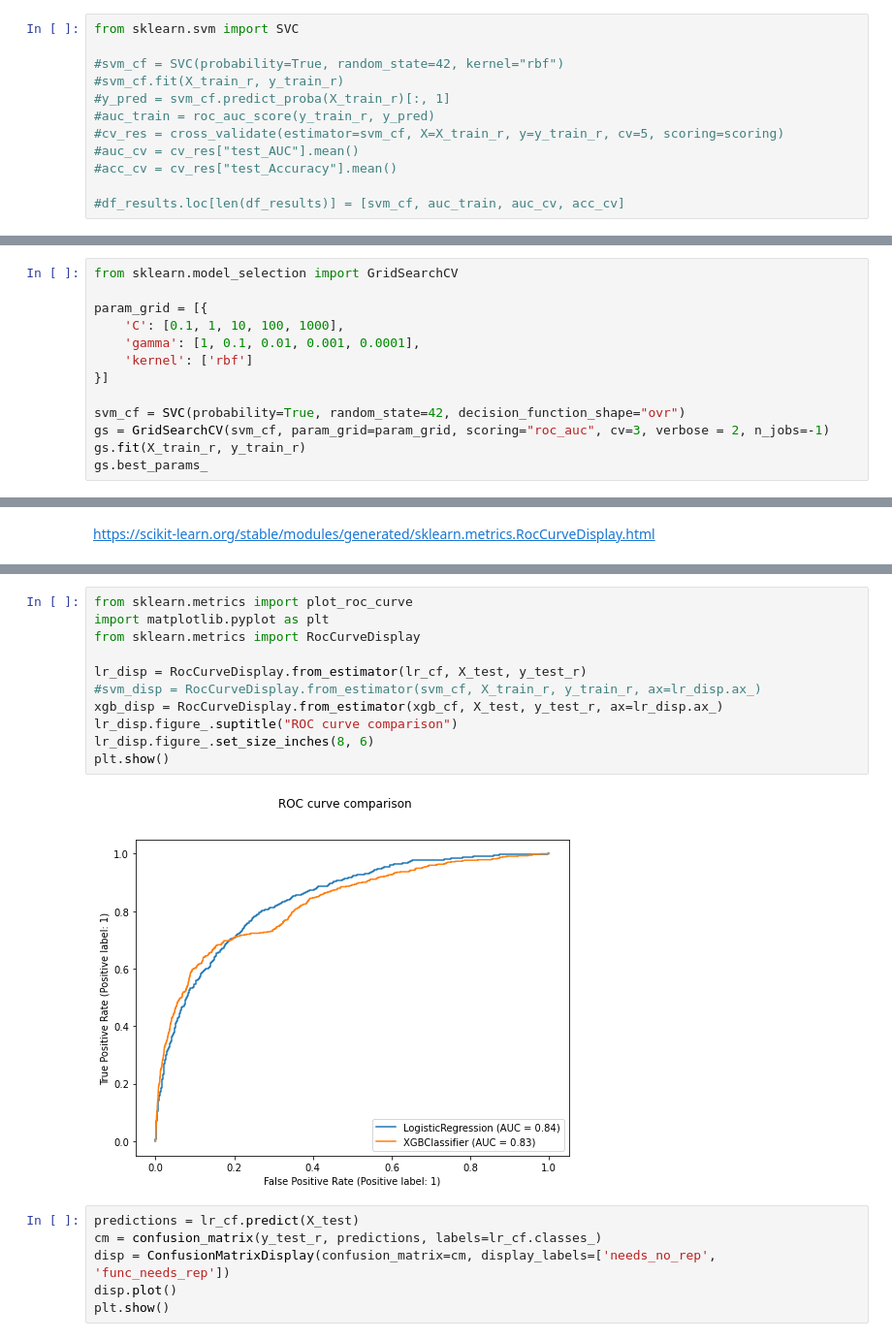
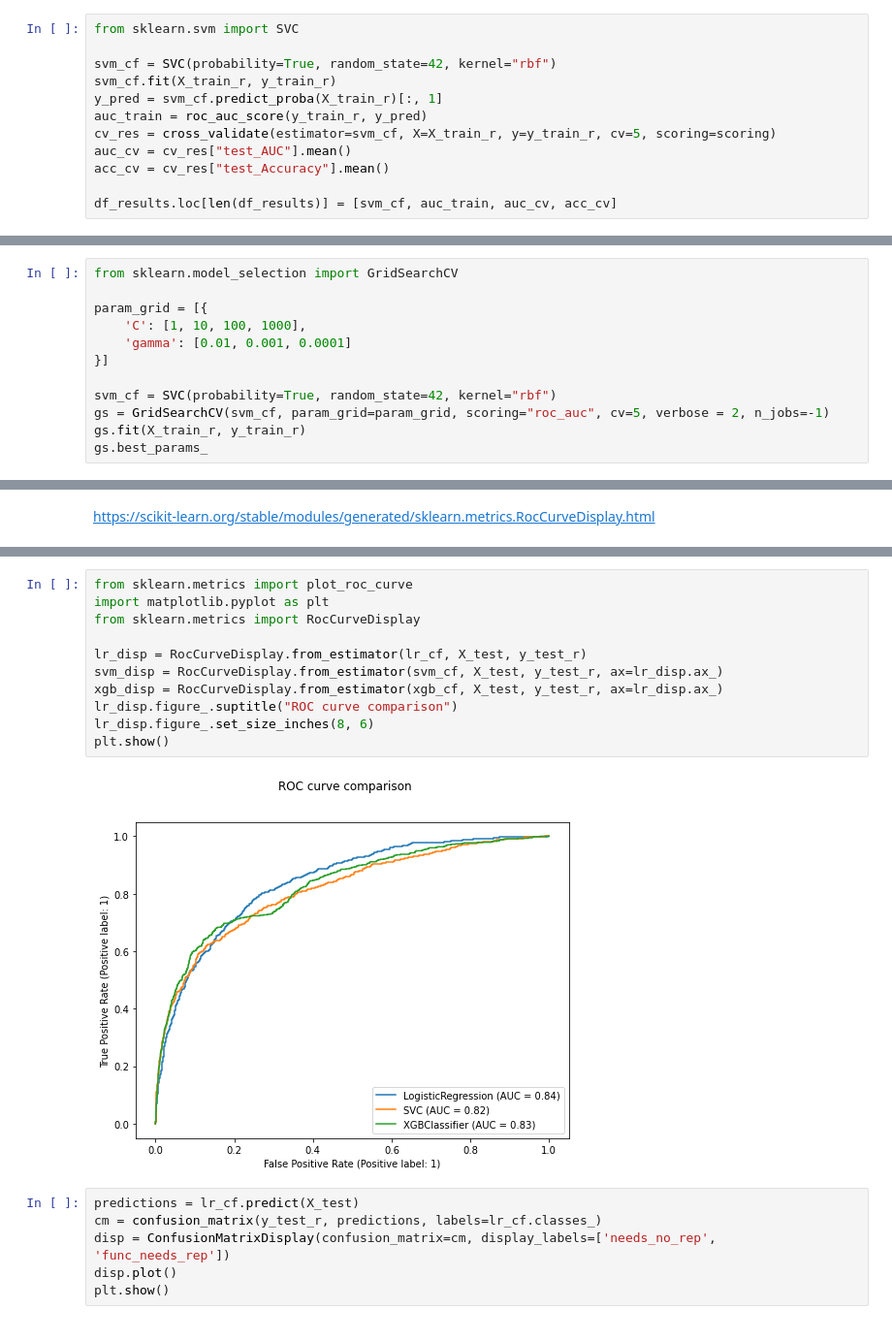
Before and after one commit to timo282/Tanzania_Pumps_Prediction, a Jupyter notebook: project_modeling_2.ipynb, the cells around one changed output, grey strips where cells are left out. Shown: that part at 97% size. Saved outputs shown, nothing was run; the diff lists cells and outputs as text.

```diff
--- a/project_modeling_2.ipynb
+++ b/project_modeling_2.ipynb
@@ -262,15 +260,15 @@ https://www.geeksforgeeks.org/svm-hyperparameter-tuning-using-gridsearchcv-ml/
 # %%
 from sklearn.svm import SVC
 
-#svm_cf = SVC(probability=True, random_state=42, kernel="rbf")
-#svm_cf.fit(X_train_r, y_train_r)
-#y_pred = svm_cf.predict_proba(X_train_r)[:, 1]
-#auc_train = roc_auc_score(y_train_r, y_pred)
-#cv_res = cross_validate(estimator=svm_cf, X=X_train_r, y=y_train_r, cv=5, scoring=scoring)
-#auc_cv = cv_res["test_AUC"].mean()
-#acc_cv = cv_res["test_Accuracy"].mean()
+svm_cf = SVC(probability=True, random_state=42, kernel="rbf")
+svm_cf.fit(X_train_r, y_train_r)
+y_pred = svm_cf.predict_proba(X_train_r)[:, 1]
+auc_train = roc_auc_score(y_train_r, y_pred)
+cv_res = cross_validate(estimator=svm_cf, X=X_train_r, y=y_train_r, cv=5, scoring=scoring)
+auc_cv = cv_res["test_AUC"].mean()
+acc_cv = cv_res["test_Accuracy"].mean()
 
-#df_results.loc[len(df_results)] = [svm_cf, auc_train, auc_cv, acc_cv]
+df_results.loc[len(df_results)] = [svm_cf, auc_train, auc_cv, acc_cv]
 # %% [markdown]
 #### KNN
 # %%
@@ -491,13 +490,12 @@ df_tuned.loc[len(df_tuned)] = [lr_cf, auc_train, auc_cv, acc_cv]
 from sklearn.model_selection import GridSearchCV
 
 param_grid = [{
-    'C': [0.1, 1, 10, 100, 1000],
-    'gamma': [1, 0.1, 0.01, 0.001, 0.0001],
-    'kernel': ['rbf']
+    'C': [1, 10, 100, 1000],
+    'gamma': [0.01, 0.001, 0.0001]
 }]
 
-svm_cf = SVC(probability=True, random_state=42, decision_function_shape="ovr")
-gs = GridSearchCV(svm_cf, param_grid=param_grid, scoring="roc_auc", cv=3, verbose = 2, n_jobs=-1)
+svm_cf = SVC(probability=True, random_state=42, kernel="rbf")
+gs = GridSearchCV(svm_cf, param_grid=param_grid, scoring="roc_auc", cv=5, verbose = 2, n_jobs=-1)
 gs.fit(X_train_r, y_train_r)
 gs.best_params_
 # %% [output]
@@ -602,16 +600,16 @@ plt.show()
 # %%
 from sklearn.metrics import plot_roc_curve
 import matplotlib.pyplot as plt
 from sklearn.metrics import RocCurveDisplay
 
 lr_disp = RocCurveDisplay.from_estimator(lr_cf, X_test, y_test_r)
-#svm_disp = RocCurveDisplay.from_estimator(svm_cf, X_train_r, y_train_r, ax=lr_disp.ax_)
+svm_disp = RocCurveDisplay.from_estimator(svm_cf, X_test, y_test_r, ax=lr_disp.ax_)
 xgb_disp = RocCurveDisplay.from_estimator(xgb_cf, X_test, y_test_r, ax=lr_disp.ax_)
 lr_disp.figure_.suptitle("ROC curve comparison")
 lr_disp.figure_.set_size_inches(8, 6)
 plt.show()
 # %% [output]
-[figure, old version]
+[figure, new version]
 # %%
 predictions = lr_cf.predict(X_test)
 cm = confusion_matrix(y_test_r, predictions, labels=lr_cf.classes_)
```
Also changed, not shown: parts of 5 cells of this notebook.
